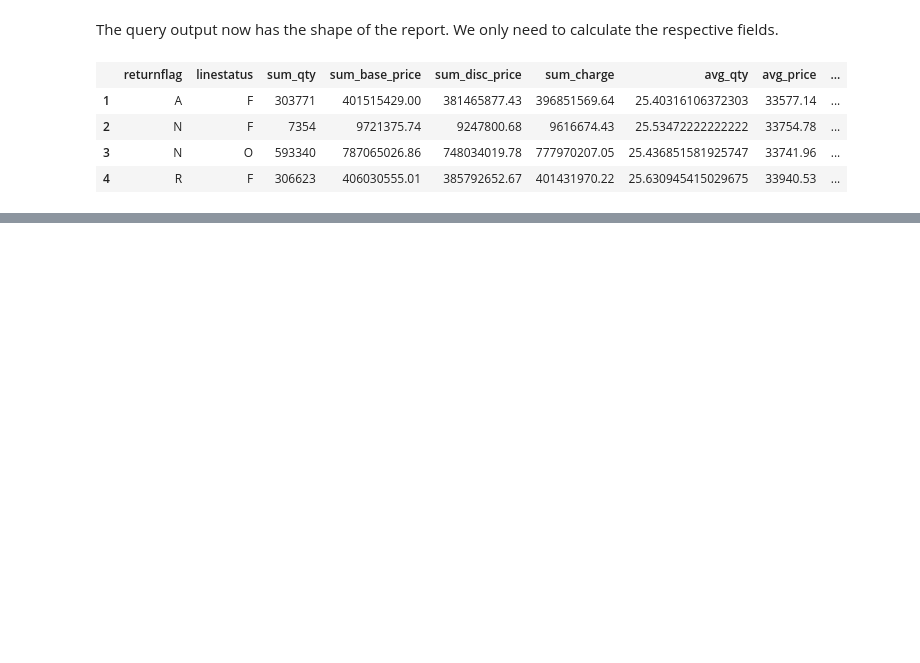
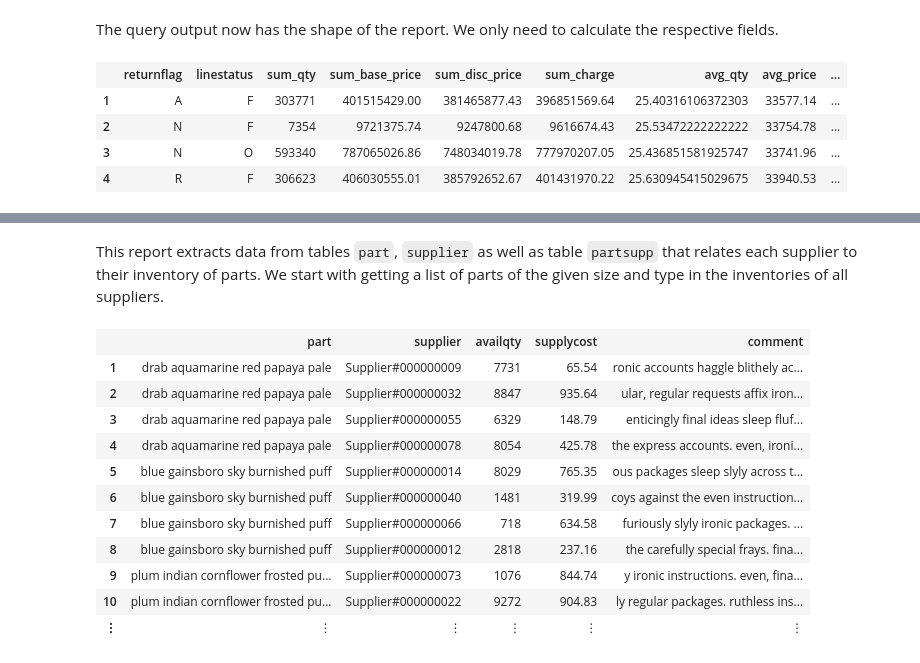
Before and after one commit to rbt-lang/rbt-proto, a Jupyter notebook: jl/demo/tpch-queries.ipynb, the cells around one changed output, grey strips where cells are left out. Saved outputs shown, nothing was run; the diff lists cells and outputs as text; code cells hidden in the pictures; blank space fills up the shorter version.

```diff
--- a/jl/demo/tpch-queries.ipynb
+++ b/jl/demo/tpch-queries.ipynb
@@ -230,0 +291,22 @@ The query output now has the shape of the report.  We only need to calculate the
+# %% [markdown]
+This report extracts data from tables `part`, `supplier` as well as table `partsupp` that relates each supplier to their inventory of parts.  We start with getting a list of parts of the given size and type in the inventories of all suppliers.
+# %%
+@query(
+    partsupp
+    :filter(
+        (part.size == SIZE) &
+        contains(part.type_, TYPE)),
+    SIZE=8, TYPE="BRASS")
+# %% [output]
+|  | part | supplier | availqty | supplycost | comment |
+| 1 | drab aquamarine red papaya pale | Supplier#000000009 | 7731 | 65.54 | ronic accounts haggle blithely ac... |
+| 2 | drab aquamarine red papaya pale | Supplier#000000032 | 8847 | 935.64 | ular, regular requests affix iron... |
+| 3 | drab aquamarine red papaya pale | Supplier#000000055 | 6329 | 148.79 | enticingly final ideas sleep fluf... |
+| 4 | drab aquamarine red papaya pale | Supplier#000000078 | 8054 | 425.78 | the express accounts. even, ironi... |
+| 5 | blue gainsboro sky burnished puff | Supplier#000000014 | 8029 | 765.35 | ous packages sleep slyly across t... |
+| 6 | blue gainsboro sky burnished puff | Supplier#000000040 | 1481 | 319.99 | coys against the even instruction... |
+| 7 | blue gainsboro sky burnished puff | Supplier#000000066 | 718 | 634.58 | furiously slyly ironic packages. ... |
+| 8 | blue gainsboro sky burnished puff | Supplier#000000012 | 2818 | 237.16 | the carefully special frays. fina... |
+| 9 | plum indian cornflower frosted pu... | Supplier#000000073 | 1076 | 844.74 | y ironic instructions. even, fina... |
+| 10 | plum indian cornflower frosted pu... | Supplier#000000022 | 9272 | 904.83 | ly regular packages. ruthless ins... |
+| ⋮ | ⋮ | ⋮ | ⋮ | ⋮ | ⋮ |
```
Also changed, not shown: parts of 9 cells of this notebook, 4 other files.
